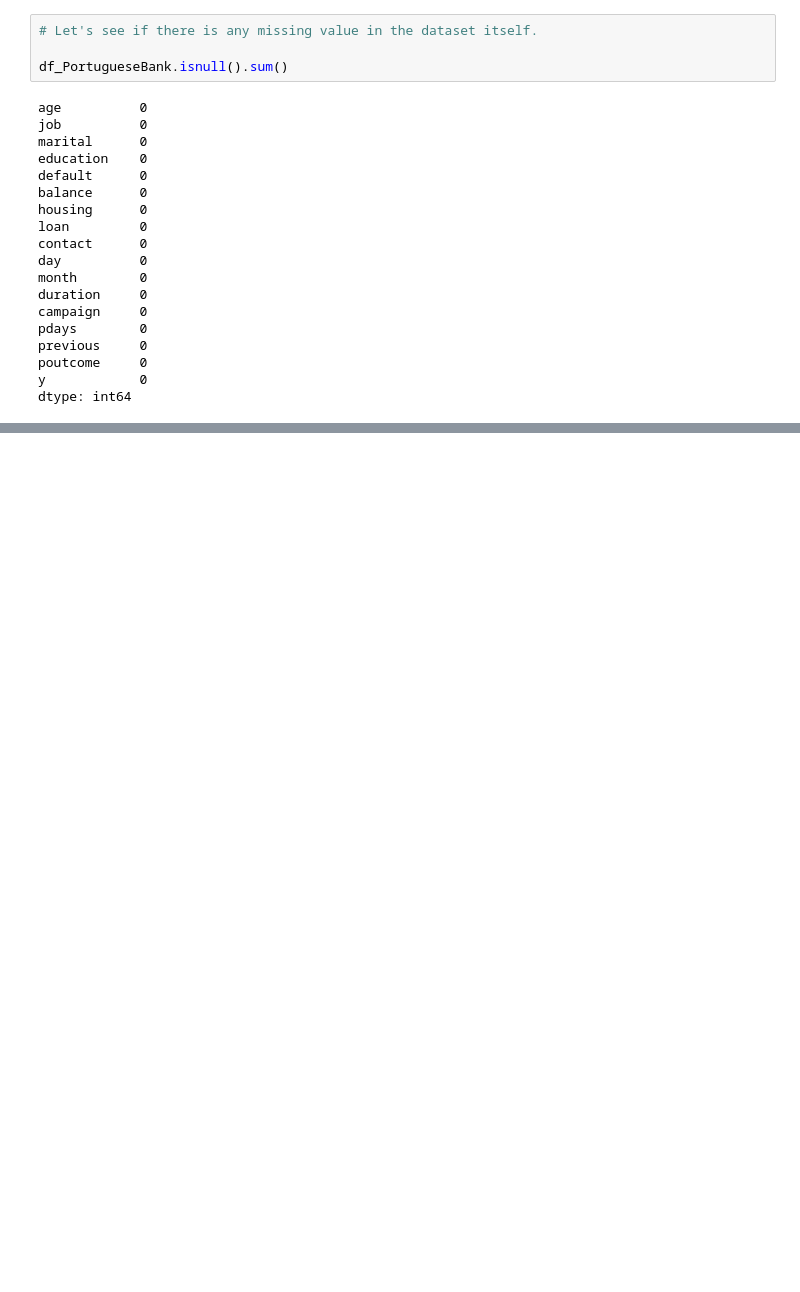
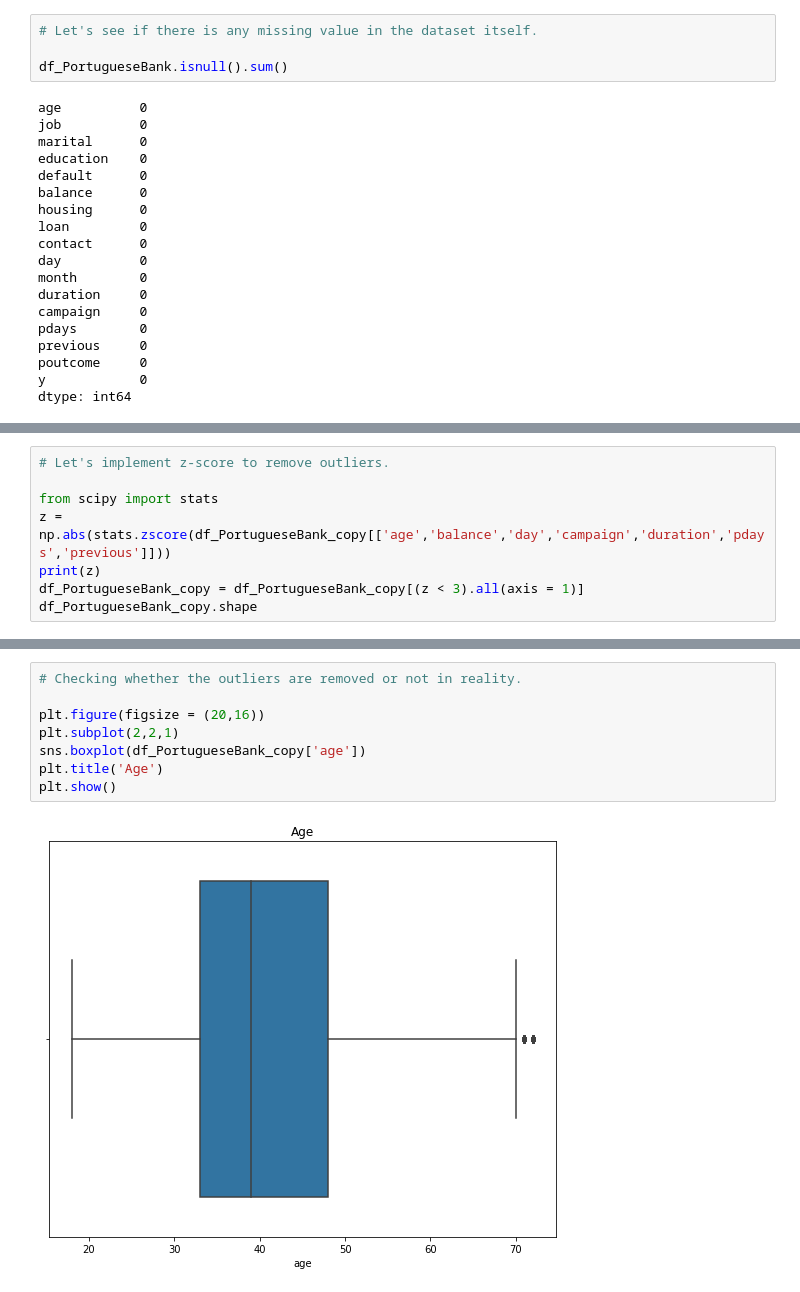
Before and after one commit to saptaksubhra/Classification-ML-Bank-Marketing-Effectiveness-Prediction, a Jupyter notebook: Bank_Marketing_Effectiveness_Prediction_Final_Notebook_Capstone_Project.ipynb, the cells around one changed output, grey strips where cells are left out. Drawn from its saved outputs; the diff is of its cells as text; blank space fills up the shorter version.

```diff
--- a/Bank_Marketing_Effectiveness_Prediction_Final_Notebook_Capstone_Project.ipynb
+++ b/Bank_Marketing_Effectiveness_Prediction_Final_Notebook_Capstone_Project.ipynb
@@ -146,0 +324,8 @@ dtype: int64
+# %%
+# Let's implement z-score to remove outliers.
+
+from scipy import stats
+z = np.abs(stats.zscore(df_PortugueseBank_copy[['age','balance','day','campaign','duration','pdays','previous']]))
+print(z)
+df_PortugueseBank_copy = df_PortugueseBank_copy[(z < 3).all(axis = 1)]
+df_PortugueseBank_copy.shape
@@ -146,0 +348,10 @@ dtype: int64
+# %%
+# Checking whether the outliers are removed or not in reality.
+
+plt.figure(figsize = (20,16))
+plt.subplot(2,2,1)
+sns.boxplot(df_PortugueseBank_copy['age'])
+plt.title('Age')
+plt.show()
+# %% [output]
+[figure, added]
```
Also changed, not shown: parts of 28 cells of this notebook.
